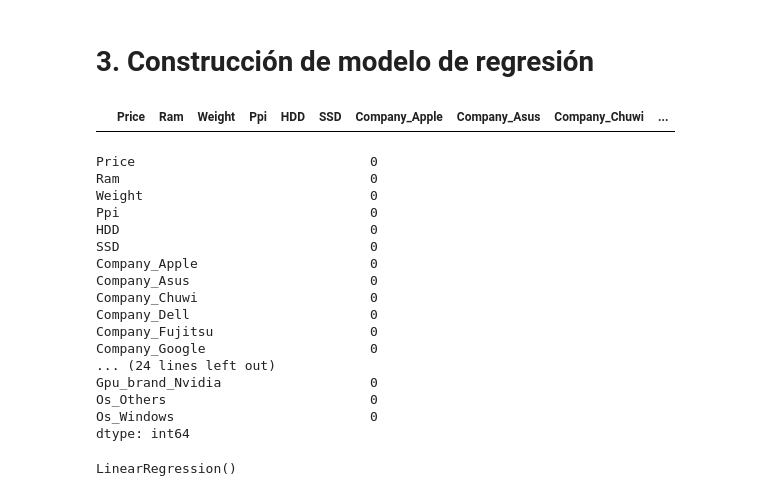
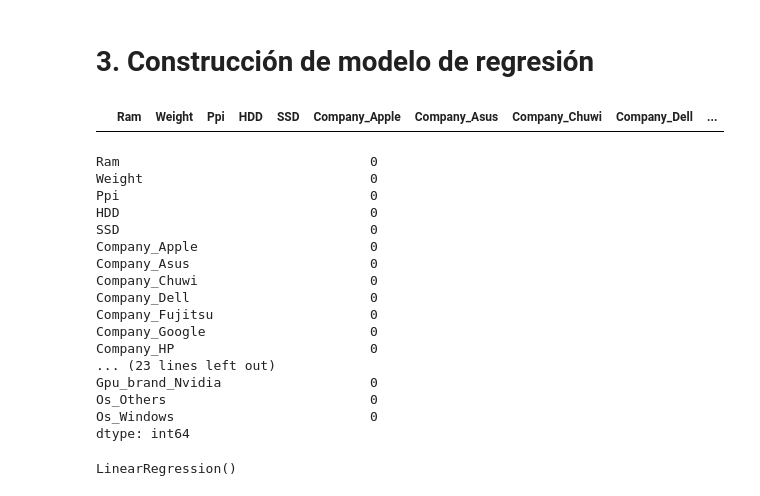
Before and after one commit to ddummann/BI-202302-1, a Jupyter notebook: Lab2/MainNotebook.ipynb, the cells around one changed output. Drawn from its saved outputs; the diff is of its cells as text; code cells hidden in the pictures.

```diff
--- a/Lab2/MainNotebook.ipynb
+++ b/Lab2/MainNotebook.ipynb
@@ -499,15 +496,14 @@ X_train, X_test, y_train, y_test = train_test_split(df_laptops_train_copy[featur
 # %%
 # Mostrar filas con valores nulos
-X_train[X_train.isnull().any(axis=1)]
+x_train[x_train.isnull().any(axis=1)]
 # %% [output]
-|  | Price | Ram | Weight | Ppi | HDD | SSD | Company_Apple | Company_Asus | Company_Chuwi | ... |
+|  | Ram | Weight | Ppi | HDD | SSD | Company_Apple | Company_Asus | Company_Chuwi | Company_Dell | ... |
 # %%
 regression = LinearRegression()
 # %%
 # revision de valores NaN existentes en el dataset
-X_train.isnull().sum()
+x_train.isnull().sum()
 # %% [output]
-Price                              0
 Ram                                0
 Weight                             0
 Ppi                                0
@@ -519,7 +515,8 @@ Company_Chuwi                      0
 Company_Dell                       0
 Company_Fujitsu                    0
 Company_Google                     0
-... (24 lines left out)
+Company_HP                         0
+... (23 lines left out)
 Gpu_brand_Nvidia                   0
 Os_Others                          0
 Os_Windows                         0
```
Also changed, not shown: parts of 17 cells of this notebook.
